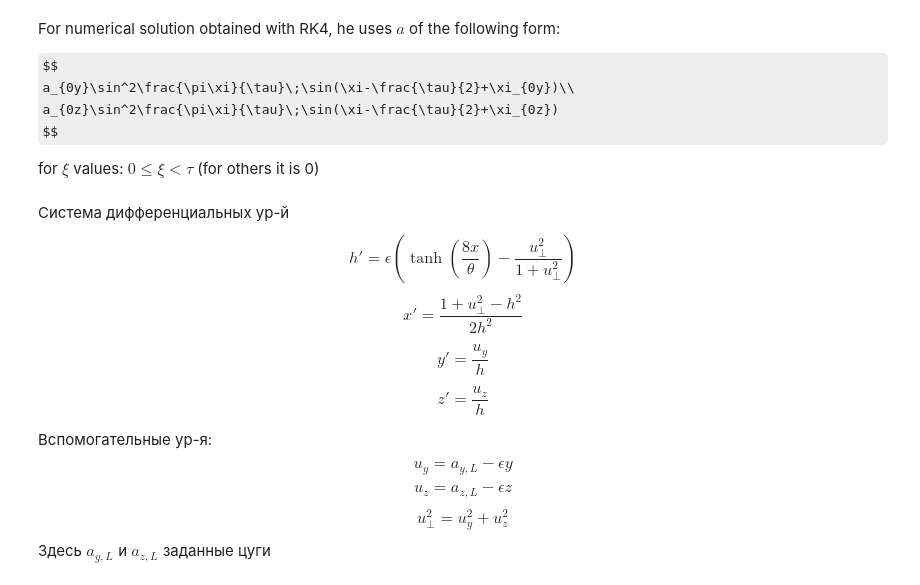
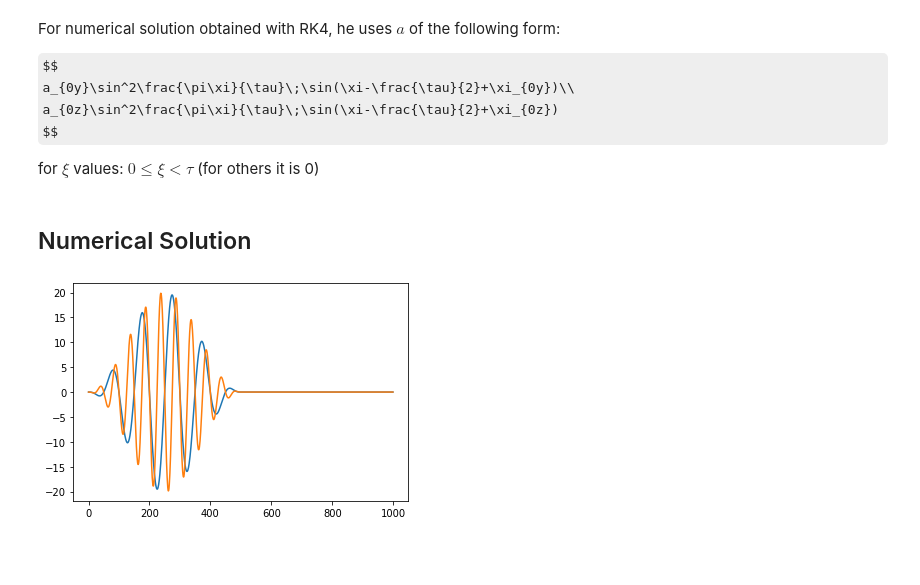
Before and after one commit to lukoshkin/SR_research, a Jupyter notebook: src/Thin_foil_model.ipynb, the cells around one changed output. Drawn from its saved outputs; the diff is of its cells as text; code cells hidden in the pictures; some formulas as TeX source; blank space fills up the shorter version.

```diff
--- a/src/Thin_foil_model.ipynb
+++ b/src/Thin_foil_model.ipynb
@@ -571,0 +411,9 @@ tensor(0.2422)
+# %%
+#net = Seq2Seq(1, 4, [8, 16, 32], 46)
+net = RNNLikeDGM(1, 4, 200, 4, growing=True)
+pde = ThinFoilSODE(
+    rbc, pulse, [a_0y,a_0z], [xi_0y,xi_0z],
+    tau, theta, xi_lims=(0., 20*math.pi), device=device)
+opt = optim.Adam(net.parameters(), lr=1e-3)
+sch = optim.lr_scheduler.StepLR(opt, 10, .99)
+trainer = SepLossTrainer(net, pde, opt, sch)
@@ -572,3 +459,12 @@ tensor(0.2422)
+# %%
+xi = grid.clone()
+xyhz = net(xi[None,None].to(device)).detach().cpu()
+x = xyhz[0,0]
+abc = xyhz[0,:,0]
+print(abc)
+print(torch.norm(rbc - abc))
+
+plt.plot(xi.cpu()/2/math.pi+x/2/math.pi, x/2/math.pi);
 # %% [markdown]
 $a_{y,L}$ and $a_{y,L}$ are the solution projections of the homogeneous form of the equation $(*)$, that can be set as follows (like Sergey proposed it last time)
 # %% [markdown]
@@ -585,9 +481,13 @@ $$
 $$
 
 for $\xi$ values: $0 \le \xi < \tau$ (for others it is 0)
+# %% [markdown]
+## Numerical Solution
 # %%
 ### ---> Problem Setting
-N = 10000
+dxi = 1e-4
+xi_lims = (0., 20*math.pi)
+n_steps = math.ceil(xi_lims[1]/dxi)+1
 
 a_0y = 20.
 a_0z = 20.
@@ -599,20 +499,22 @@ theta = .02*math.pi  # thickness
 eps = 200*theta
 
 rbc = torch.tensor([0., 0., 0., 1.])
-### <---
+### <--- Problem Setting
 
-def pulse_scalar(x, A, phi):
+def pulse_np(x, A, phi, freq):
+    out = A*np.sin(math.pi*x/tau)**2 * np.sin(freq*x-tau/2+phi)
+    out[x>=tau] = 0
+    out[x<0] = 0
+    return out
+
+def pulse_scalar(x, A, phi, freq=1):
     if (x < 0) or (x>tau): return 0.
-    return A*math.sin(math.pi*x/tau)**2 * math.sin(x-tau/2+phi)
+    return A*math.sin(math.pi*x/tau)**2 * math.sin(freq*x-tau/2+phi)
-# %% [markdown]
-Система дифференциальных ур-й
-$$h'=\epsilon\left(\tanh\left(\frac{8x}{\theta}\right)-\frac{u_\perp^2}{1+u_\perp^2}\right)$$
-$$x'=\frac{1+u_\perp^2-h^2}{2h^2}$$
-$$y'=\frac{u_y}{h}$$
-$$z'=\frac{u_z}{h}$$
-
-Вспомогательные ур-я:
-$$u_y=a_{y,L}-\epsilon y$$
-$$u_z=a_{z,L}-\epsilon z$$
-$$u^2_\perp = u_y^2 + u_z^2$$
-Здесь $a_{y,L}$ и $a_{z,L}$ заданные цуги
+# %%
+plt.figure()
+y1 = pulse_np(torch.linspace(0, 20*math.pi, 1000), a_0y, xi_0y, tau, 1)
+plt.plot(y1)
+y2 = pulse(torch.linspace(0, 20*math.pi, 1000), a_0y, xi_0y, tau, 2)
+plt.plot(y2);
+# %% [output]
+[figure, added]
```
Also changed, not shown: parts of 50 cells of this notebook, 9 other files.
